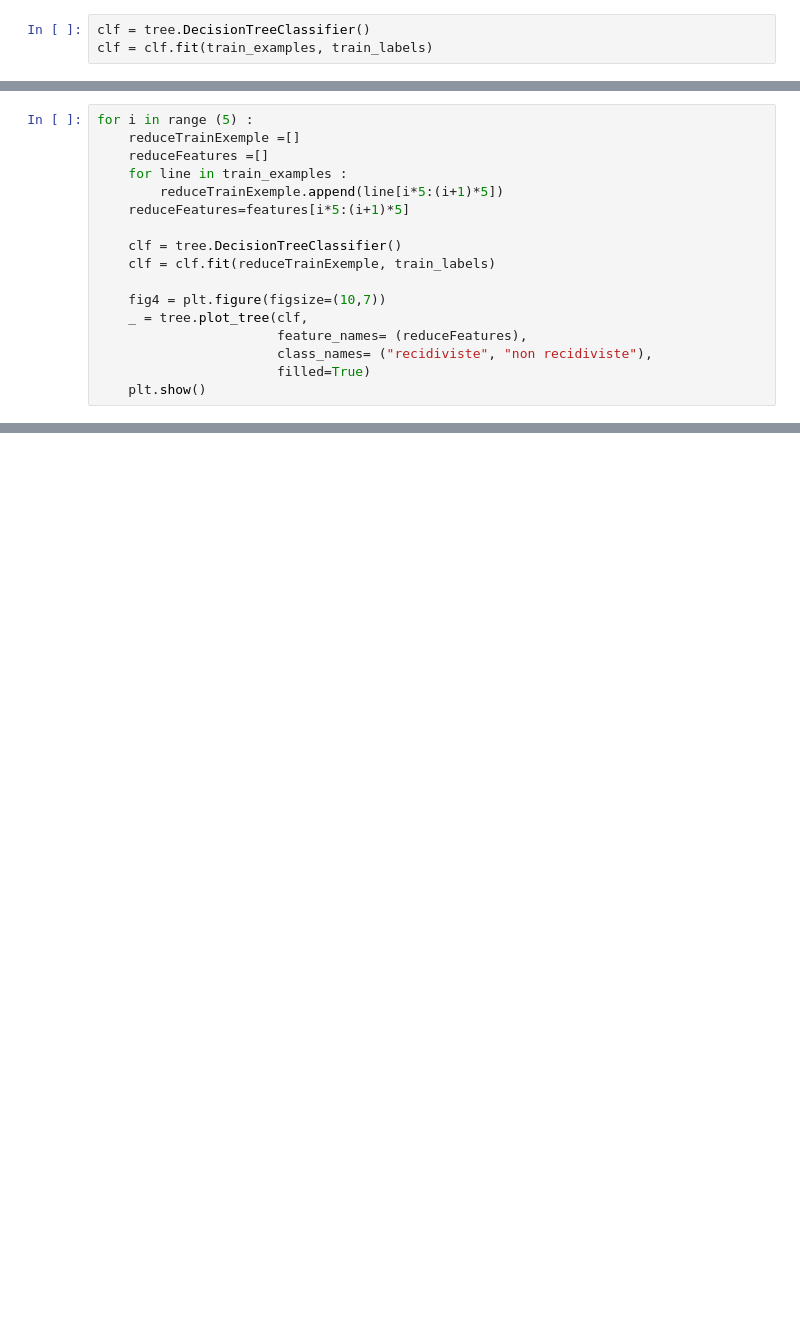
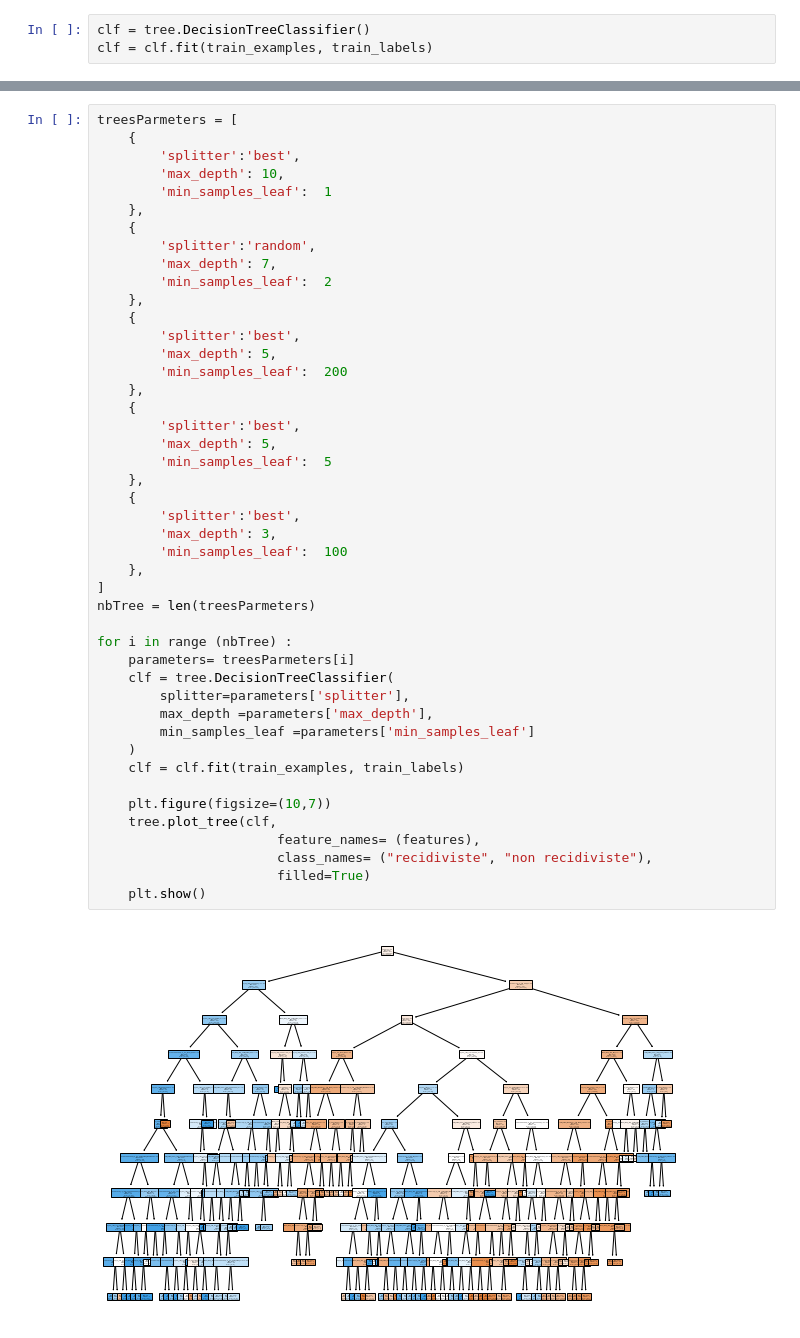
Before and after one commit to Vatosoa285/TP_ML, a Jupyter notebook: lab_1/lab1.ipynb, the cells around one changed output, grey strips where cells are left out. Cells and saved outputs as stored; diff of their text form; blank space fills up the shorter version.

```diff
--- a/lab_1/lab1.ipynb
+++ b/lab_1/lab1.ipynb
@@ -102,17 +108,0 @@ plt.show()
-# %%
-for i in range (5) :
-    reduceTrainExemple =[]
-    reduceFeatures =[]
-    for line in train_examples :
-        reduceTrainExemple.append(line[i*5:(i+1)*5])
-    reduceFeatures=features[i*5:(i+1)*5]
-
-    clf = tree.DecisionTreeClassifier()
-    clf = clf.fit(reduceTrainExemple, train_labels)
-
-    fig4 = plt.figure(figsize=(10,7))
-    _ = tree.plot_tree(clf,
-                       feature_names= (reduceFeatures),
-                       class_names= ("recidiviste", "non recidiviste"),
-                       filled=True)
-    plt.show()
@@ -126,0 +117,47 @@ On cosntruit 5 arbres de decision différents en prenant pour chacun 5 features
+# %%
+treesParmeters = [
+    {
+        'splitter':'best',
+        'max_depth': 10,
+        'min_samples_leaf':  1
+    },
+    {
+        'splitter':'random',
+        'max_depth': 7,
+        'min_samples_leaf':  2
+    },
+    {
+        'splitter':'best',
+        'max_depth': 5,
+        'min_samples_leaf':  200
+    },
+    {
+        'splitter':'best',
+        'max_depth': 5,
+        'min_samples_leaf':  5
+    },
+    {
+        'splitter':'best',
+        'max_depth': 3,
+        'min_samples_leaf':  100
+    },
+]
+nbTree = len(treesParmeters)
+
+for i in range (nbTree) :
+    parameters= treesParmeters[i]
+    clf = tree.DecisionTreeClassifier(
+        splitter=parameters['splitter'],
+        max_depth =parameters['max_depth'],
+        min_samples_leaf =parameters['min_samples_leaf']
+    )
+    clf = clf.fit(train_examples, train_labels)
+
+    plt.figure(figsize=(10,7))
+    tree.plot_tree(clf,
+                       feature_names= (features),
+                       class_names= ("recidiviste", "non recidiviste"),
+                       filled=True)
+    plt.show()
+# %% [output]
+[figure, new version]
```
Also changed, not shown: parts of 13 cells of this notebook, 2 other files.
